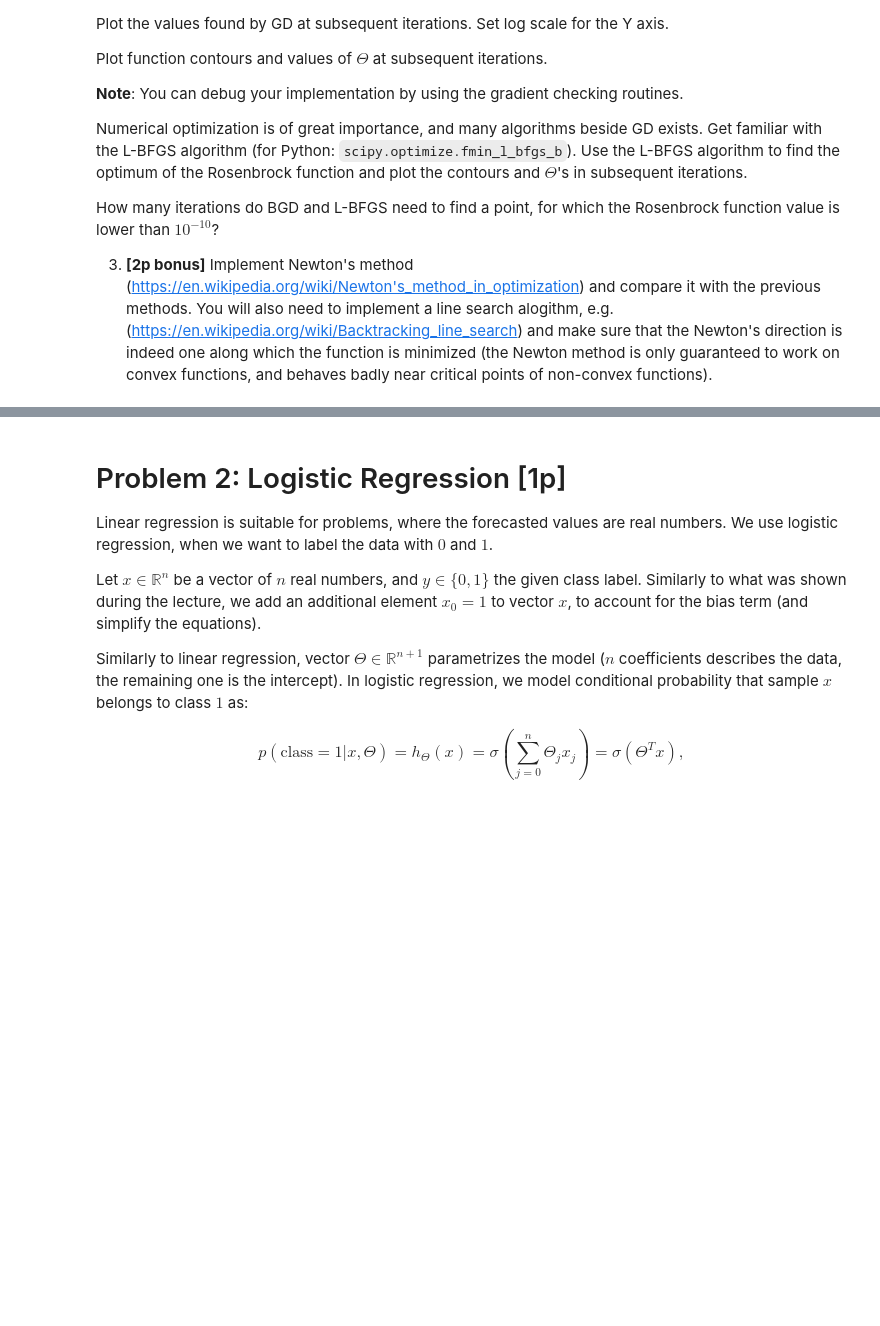
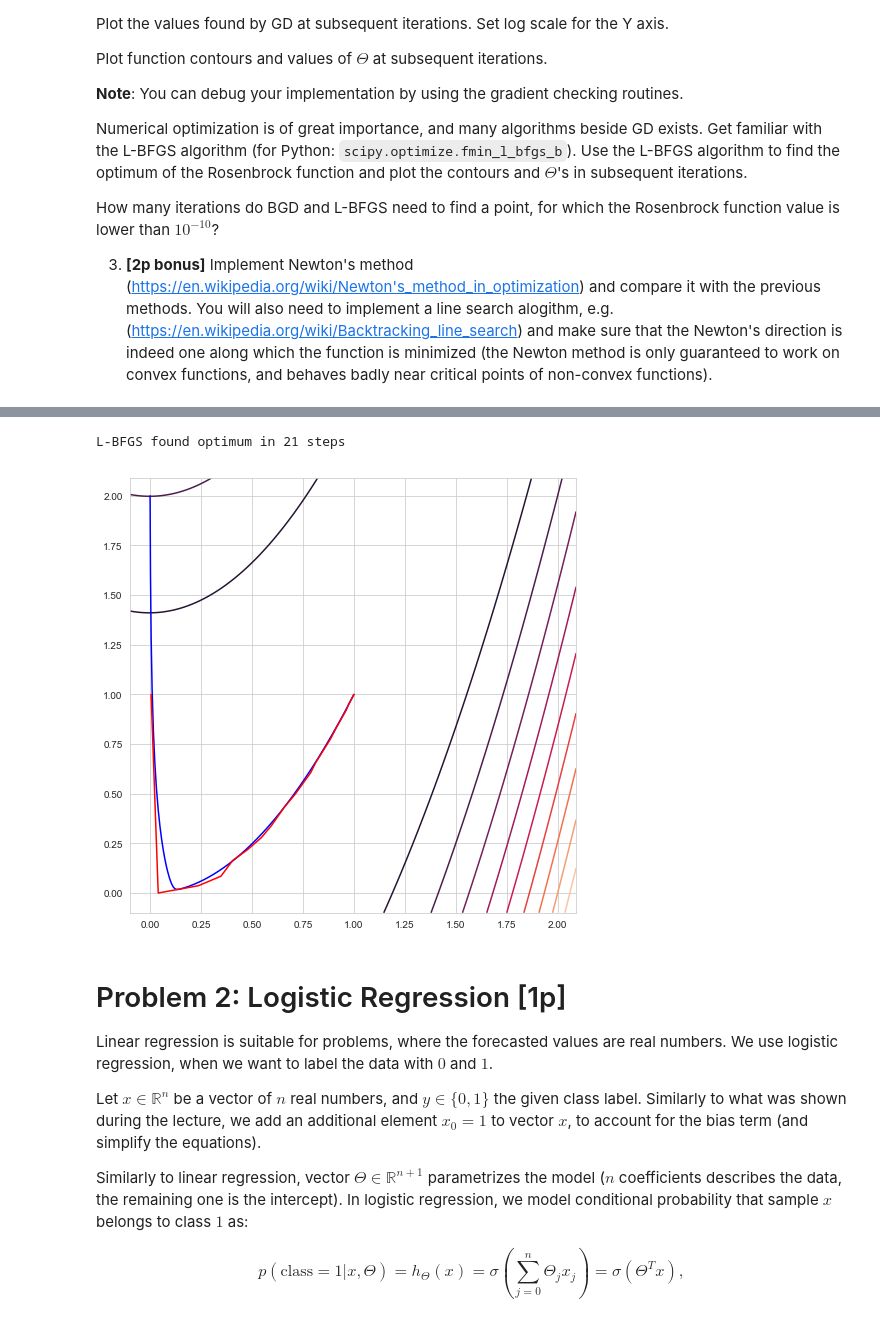
Before and after one commit to derenio/nn_assignments, a Jupyter notebook: assignment3/Assignment3_solution.ipynb, the cells around one changed output, grey strips where cells are left out. Drawn from its saved outputs; the diff is of its cells as text; code cells hidden in the pictures; blank space fills up the shorter version.

```diff
--- a/assignment3/Assignment3_solution.ipynb
+++ b/assignment3/Assignment3_solution.ipynb
@@ -182,23 +222,42 @@ TODO
 # %%
 #
 # Use scipy.optimize.fmin_l_bfgs_b
 # Again plot the path on the coutnour plot
 #
 # Hint: to save the points you can use the callback argument!
 #
 
 import scipy.optimize as sopt
-lbfsg_hist = []
+
+lbfgs_hist = []
 def save_hist(x):
-    lbfsg_hist.append(np.array(x))
+    lbfgs_hist.append(np.array(x))
 
 x_start = [0.,2.]
-lbfsgb_ret = sopt.fmin_l_bfgs_b(TODO, callback=save_hist)
+lbfgsb_ret = sopt.fmin_l_bfgs_b(rosenbrock, X0, callback=save_hist)
 
 #
 # TODO: make a conour plot, show points considered by l_bfsgb algorithm and by gradient descent.
 # How many steps did l-bfgs take to optimize the Rosenbrock function?
 #
+
+print("L-BFGS found optimum in %s steps" % (len(lbfgs_hist),))
+
+# Gradient Descent
+fig = plt.figure(figsize=(8, 8))
+plt.contour(grid_x, grid_y, z, levels//10)
+plt.plot(ThetaX, ThetaY, color="blue")
+
+# L-BFGS
+Lbfgs = np.array(lbfgs_hist)
+LbfgsX = Lbfgs[:, 0]
+LbfgsY = Lbfgs[:, 1]
+plt.plot(LbfgsX, LbfgsY, color="red")
+
+None
+# %% [output]
+L-BFGS found optimum in 21 steps
+[figure, added]
 # %%
 #
 # Bonus problem
```
Also changed, not shown: parts of 14 cells of this notebook.
